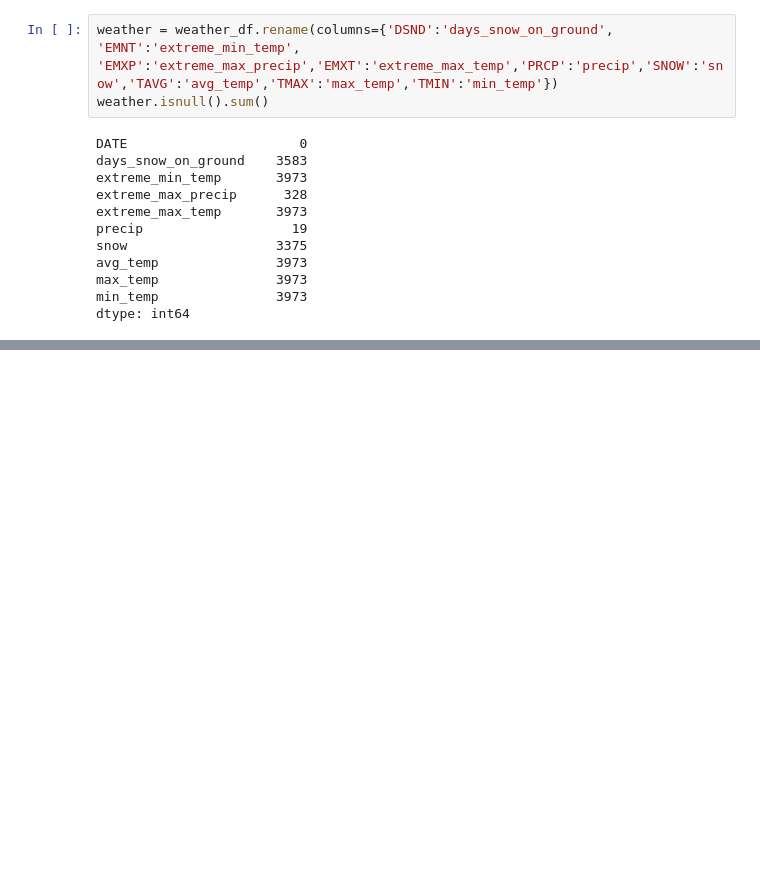
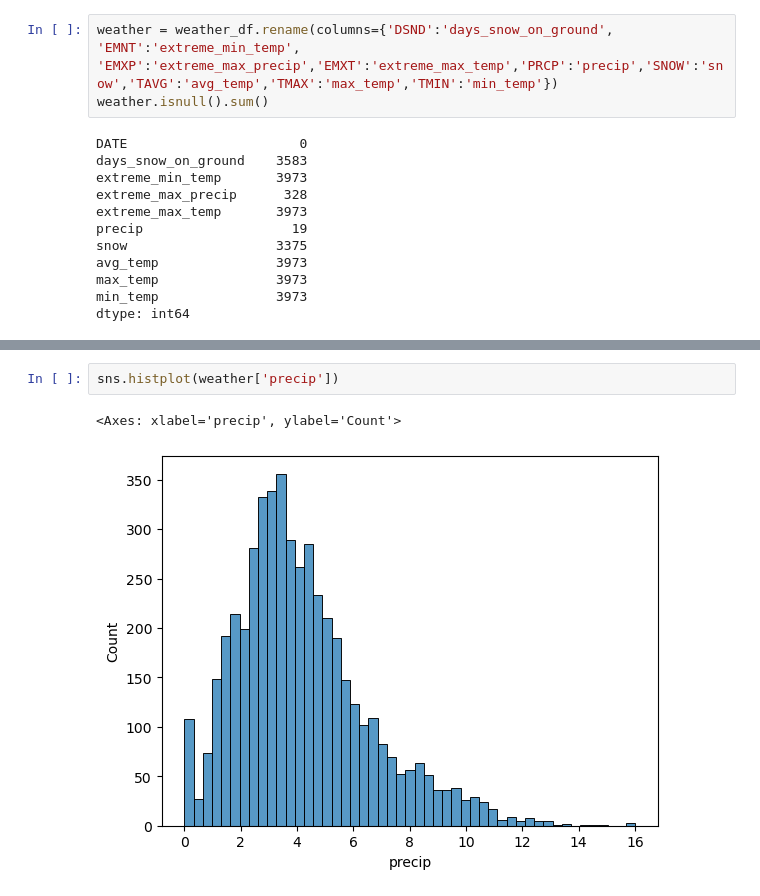
Before and after one commit to tali0n-git/MTA-subway-analysis, a Jupyter notebook: thalyann-notebook.ipynb, the cells around one changed output, grey strips where cells are left out. Saved outputs shown, nothing was run; the diff lists cells and outputs as text; blank space fills up the shorter version.

```diff
--- a/thalyann-notebook.ipynb
+++ b/thalyann-notebook.ipynb
@@ -109,0 +170,5 @@ weather[weather['days_snow_on_ground'].notnull()]
+# %%
+sns.histplot(weather['precip'])
+# %% [output]
+<Axes: xlabel='precip', ylabel='Count'>
+[figure, added]
```
Also changed, not shown: parts of 20 cells of this notebook.
